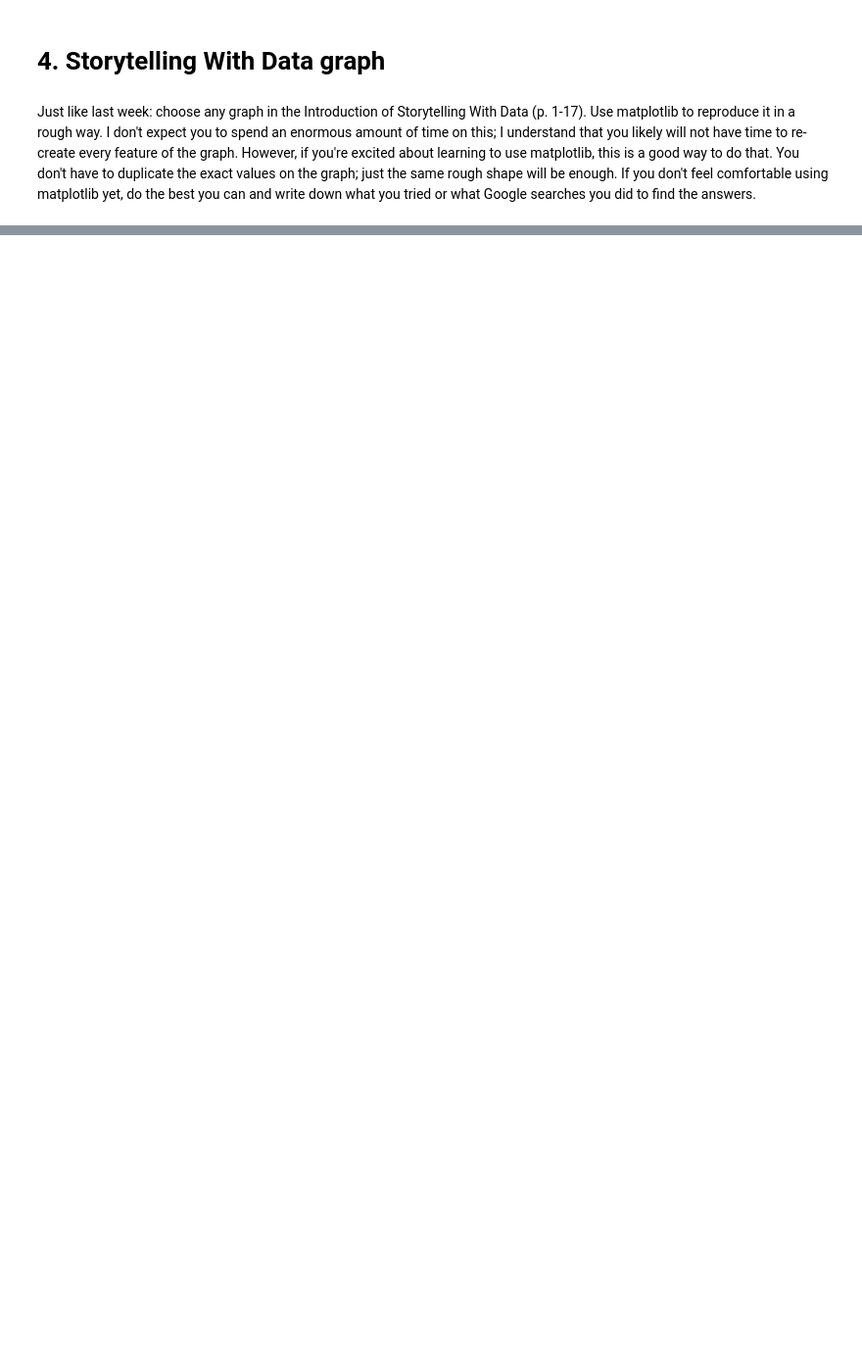
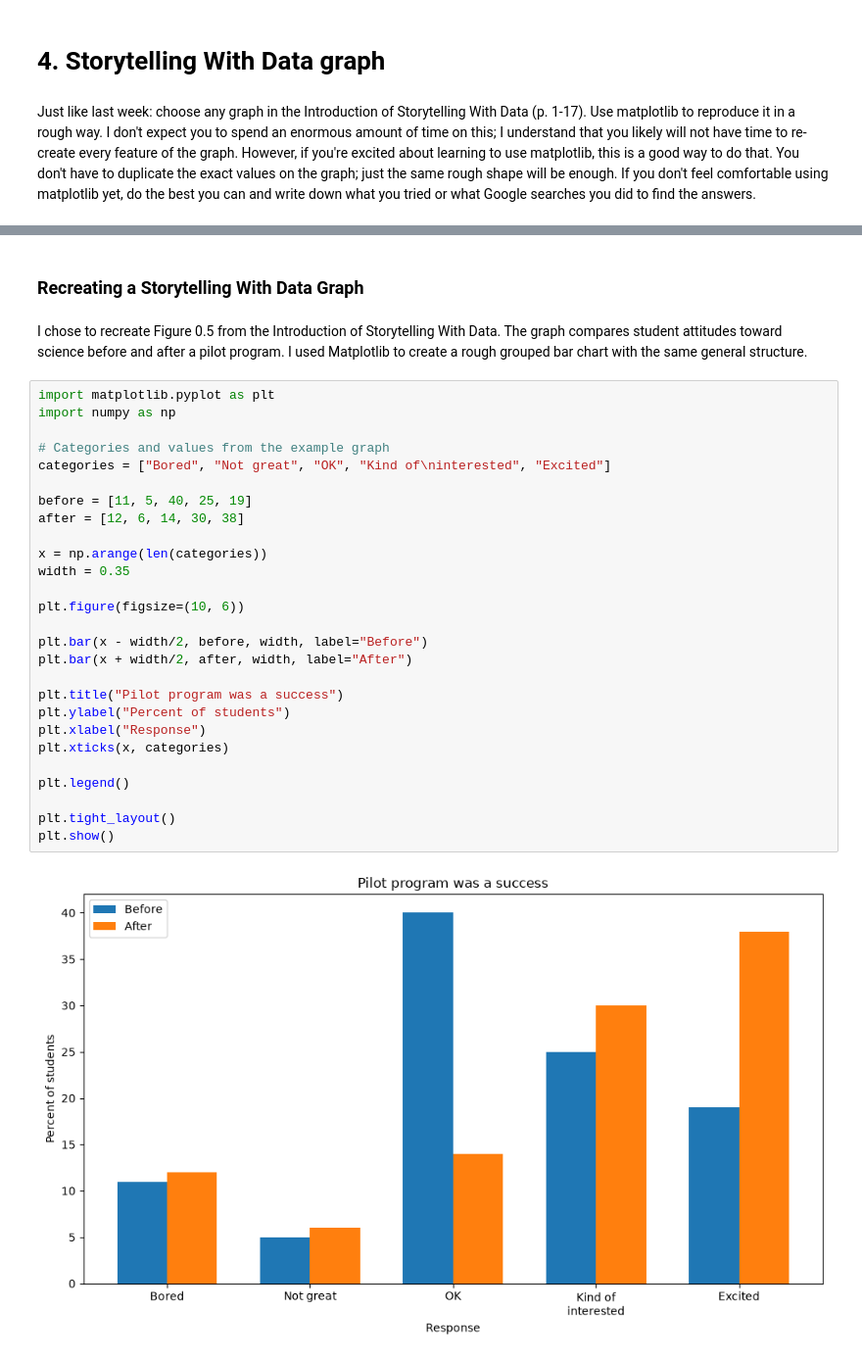
Before and after one commit to SOMLAW2/AI-for-Leaders-Module-B, a Jupyter notebook: Week2/OMDS-ModB2-Week2-Lawrence-Chisom.ipynb, the cells around one changed output, grey strips where cells are left out. Shown at 98% size. Saved outputs shown, nothing was run; the diff lists cells and outputs as text; blank space fills up the shorter version.

```diff
--- a/Week2/OMDS-ModB2-Week2-Lawrence-Chisom.ipynb
+++ b/Week2/OMDS-ModB2-Week2-Lawrence-Chisom.ipynb
@@ -46,0 +271,33 @@ Just like last week: choose any graph in the Introduction of Storytelling With D
+# %% [markdown]
+### Recreating a Storytelling With Data Graph
+# %% [markdown]
+I chose to recreate Figure 0.5 from the Introduction of Storytelling With Data. The graph compares student attitudes toward science before and after a pilot program. I used Matplotlib to create a rough grouped bar chart with the same general structure.
+# %%
+import matplotlib.pyplot as plt
+import numpy as np
+
+# Categories and values from the example graph
+categories = ["Bored", "Not great", "OK", "Kind of\ninterested", "Excited"]
+
+before = [11, 5, 40, 25, 19]
+after = [12, 6, 14, 30, 38]
+
+x = np.arange(len(categories))
+width = 0.35
+
+plt.figure(figsize=(10, 6))
+
+plt.bar(x - width/2, before, width, label="Before")
+plt.bar(x + width/2, after, width, label="After")
+
+plt.title("Pilot program was a success")
+plt.ylabel("Percent of students")
+plt.xlabel("Response")
+plt.xticks(x, categories)
+
+plt.legend()
+
+plt.tight_layout()
+plt.show()
+# %% [output]
+[figure, added]
```
Also changed, not shown: parts of 31 cells of this notebook, 2 other files.
